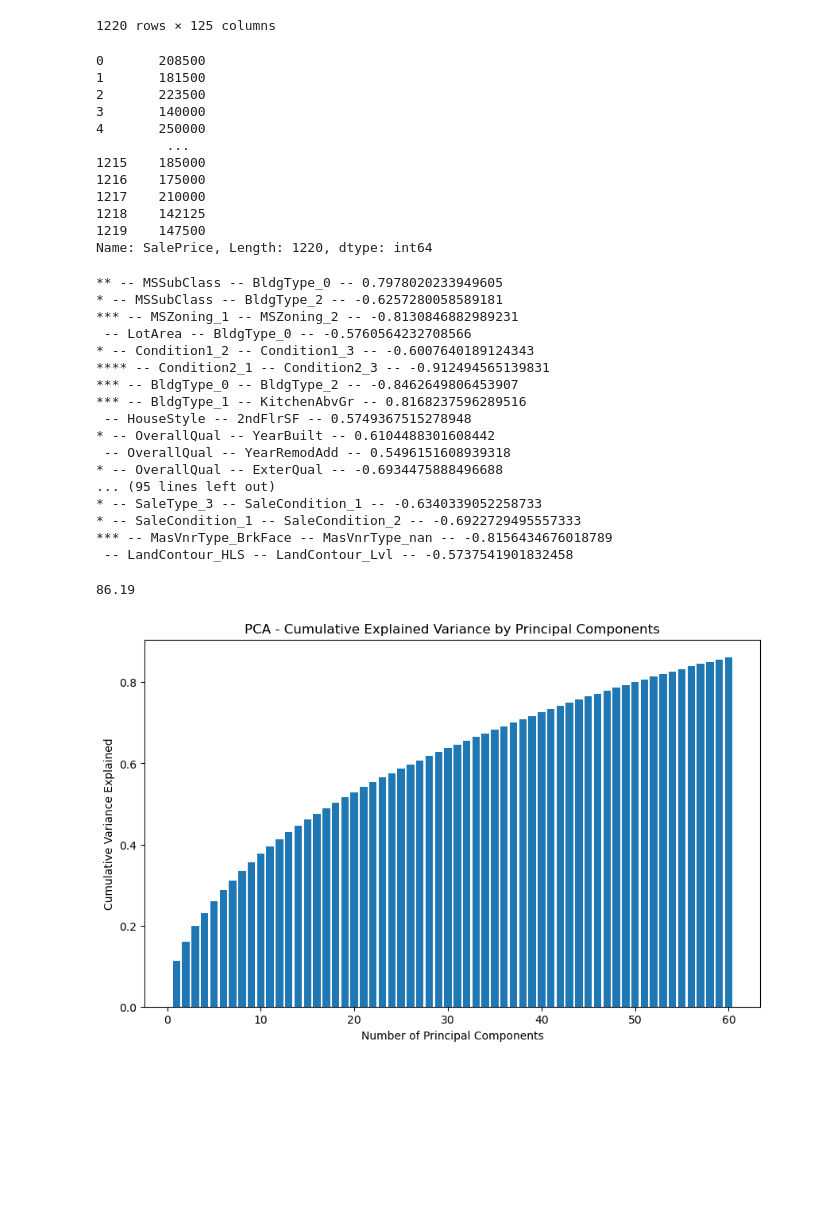
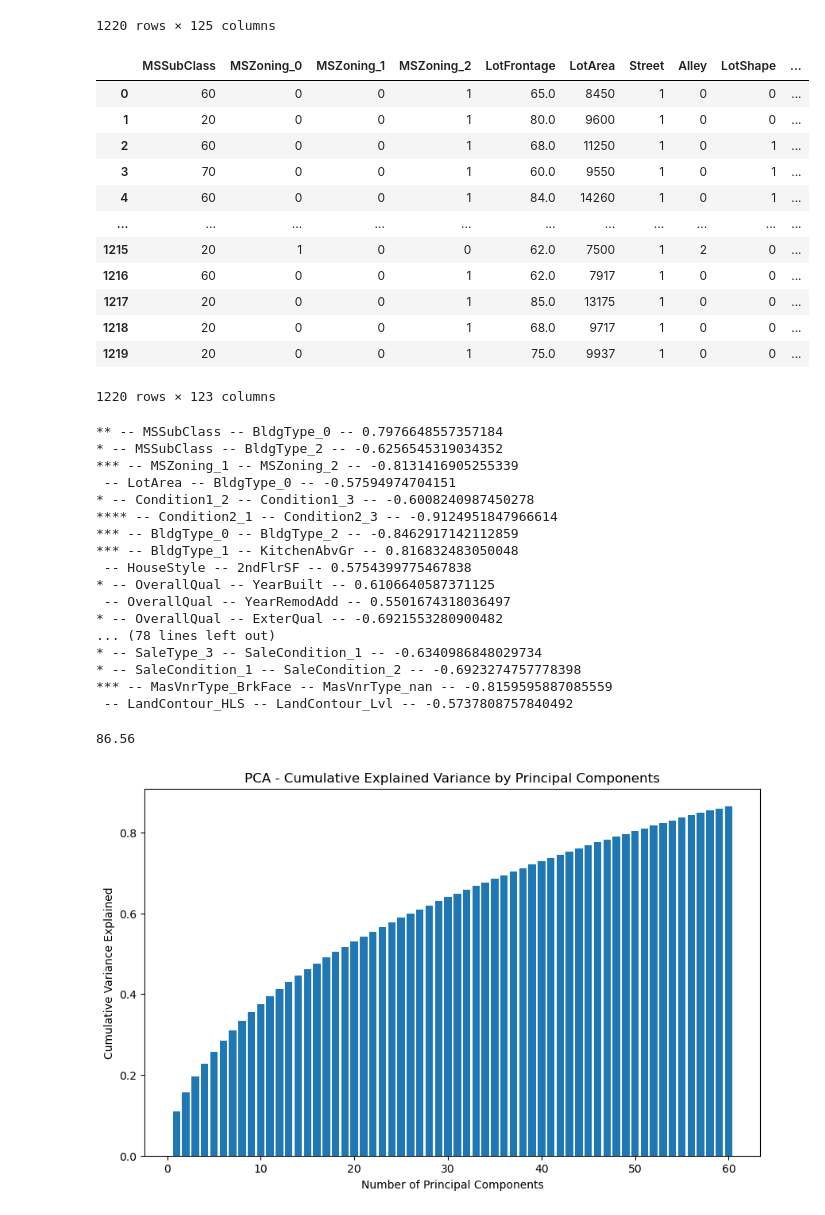
Before and after one commit to zetatiabdelhakim/Housing-Prices, a Jupyter notebook: data_visualisation.ipynb, the cells around one changed output. Saved outputs shown, nothing was run; the diff lists cells and outputs as text; code cells hidden in the pictures; blank space fills up the shorter version.

```diff
--- a/data_visualisation.ipynb
+++ b/data_visualisation.ipynb
@@ -17,21 +17,22 @@ data
 | 1219 | 1460 | 20 | 0 | 0 | 1 | 75.0 | 9937 | 1 | 0 | ... |
 1220 rows × 125 columns
 # %%
-ID, X, Y = data.iloc[:, 0], data.iloc[1:-1, :], data.iloc[:,-1]
-Y
+ID, X, Y = data.iloc[:, 0], data.iloc[:, 1:-1], data.iloc[:,-1]
+X
 # %% [output]
+|  | MSSubClass | MSZoning_0 | MSZoning_1 | MSZoning_2 | LotFrontage | LotArea | Street | Alley | LotShape | ... |
+| 0 | 60 | 0 | 0 | 1 | 65.0 | 8450 | 1 | 0 | 0 | ... |
+| 1 | 20 | 0 | 0 | 1 | 80.0 | 9600 | 1 | 0 | 0 | ... |
+| 2 | 60 | 0 | 0 | 1 | 68.0 | 11250 | 1 | 0 | 1 | ... |
+| 3 | 70 | 0 | 0 | 1 | 60.0 | 9550 | 1 | 0 | 1 | ... |
+| 4 | 60 | 0 | 0 | 1 | 84.0 | 14260 | 1 | 0 | 1 | ... |
+| ... | ... | ... | ... | ... | ... | ... | ... | ... | ... | ... |
+| 1215 | 20 | 1 | 0 | 0 | 62.0 | 7500 | 1 | 2 | 0 | ... |
+| 1216 | 60 | 0 | 0 | 1 | 62.0 | 7917 | 1 | 0 | 0 | ... |
+| 1217 | 20 | 0 | 0 | 1 | 85.0 | 13175 | 1 | 0 | 0 | ... |
+| 1218 | 20 | 0 | 0 | 1 | 68.0 | 9717 | 1 | 0 | 0 | ... |
+| 1219 | 20 | 0 | 0 | 1 | 75.0 | 9937 | 1 | 0 | 0 | ... |
-0       208500
-1       181500
-2       223500
-3       140000
-4       250000
-         ...
-1215    185000
-1216    175000
-1217    210000
-1218    142125
-1219    147500
-Name: SalePrice, Length: 1220, dtype: int64
+1220 rows × 123 columns
 # %%
 import seaborn as sns
 import matplotlib.pyplot as plt
@@ -50,23 +51,23 @@ for i in range(len(cols)):
             focus = "*" * (int(abs(val[i, j]) * 10) - 5)
             print(f"{focus} -- {cols[i]} -- {cols[j]} -- {val[i, j]}")
 # %% [output]
-** -- MSSubClass -- BldgType_0 -- 0.7978020233949605
-* -- MSSubClass -- BldgType_2 -- -0.6257280058589181
-*** -- MSZoning_1 -- MSZoning_2 -- -0.8130846882989231
- -- LotArea -- BldgType_0 -- -0.5760564232708566
-* -- Condition1_2 -- Condition1_3 -- -0.6007640189124343
-**** -- Condition2_1 -- Condition2_3 -- -0.912494565139831
-*** -- BldgType_0 -- BldgType_2 -- -0.8462649806453907
-*** -- BldgType_1 -- KitchenAbvGr -- 0.8168237596289516
- -- HouseStyle -- 2ndFlrSF -- 0.5749367515278948
-* -- OverallQual -- YearBuilt -- 0.6104488301608442
- -- OverallQual -- YearRemodAdd -- 0.5496151608939318
-* -- OverallQual -- ExterQual -- -0.6934475888496688
-... (95 lines left out)
-* -- SaleType_3 -- SaleCondition_1 -- -0.6340339052258733
-* -- SaleCondition_1 -- SaleCondition_2 -- -0.6922729495557333
-*** -- MasVnrType_BrkFace -- MasVnrType_nan -- -0.8156434676018789
- -- LandContour_HLS -- LandContour_Lvl -- -0.5737541901832458
+** -- MSSubClass -- BldgType_0 -- 0.7976648557357184
+* -- MSSubClass -- BldgType_2 -- -0.6256545319034352
+*** -- MSZoning_1 -- MSZoning_2 -- -0.8131416905255339
+ -- LotArea -- BldgType_0 -- -0.57594974704151
+* -- Condition1_2 -- Condition1_3 -- -0.6008240987450278
+**** -- Condition2_1 -- Condition2_3 -- -0.9124951847966614
+*** -- BldgType_0 -- BldgType_2 -- -0.8462917142112859
+*** -- BldgType_1 -- KitchenAbvGr -- 0.816832483050048
+ -- HouseStyle -- 2ndFlrSF -- 0.5754399775467838
+* -- OverallQual -- YearBuilt -- 0.6106640587371125
+ -- OverallQual -- YearRemodAdd -- 0.5501674318036497
+* -- OverallQual -- ExterQual -- -0.6921553280900482
+... (78 lines left out)
+* -- SaleType_3 -- SaleCondition_1 -- -0.6340986848029734
+* -- SaleCondition_1 -- SaleCondition_2 -- -0.6923274757778398
+*** -- MasVnrType_BrkFace -- MasVnrType_nan -- -0.8159595887085559
+ -- LandContour_HLS -- LandContour_Lvl -- -0.5737808757840492
 # %%
 import pandas as pd
 from sklearn.decomposition import PCA
@@ -74,7 +75,7 @@ import matplotlib.pyplot as plt
 
 from sklearn.preprocessing import StandardScaler
 scaler = StandardScaler()
-data_scaled = scaler.fit_transform(data)
+data_scaled = scaler.fit_transform(X)
 
 pca = PCA(n_components=60)
 pca_result = pca.fit_transform(data_scaled)
@@ -90,6 +91,6 @@ plt.ylabel('Cumulative Variance Explained')
 plt.title('PCA - Cumulative Explained Variance by Principal Components')
 plt.show()
 # %% [output]
-86.19
+86.56
 [figure]
 # %%
```
Also changed, not shown: parts of 5 cells of this notebook, 4 other files.
